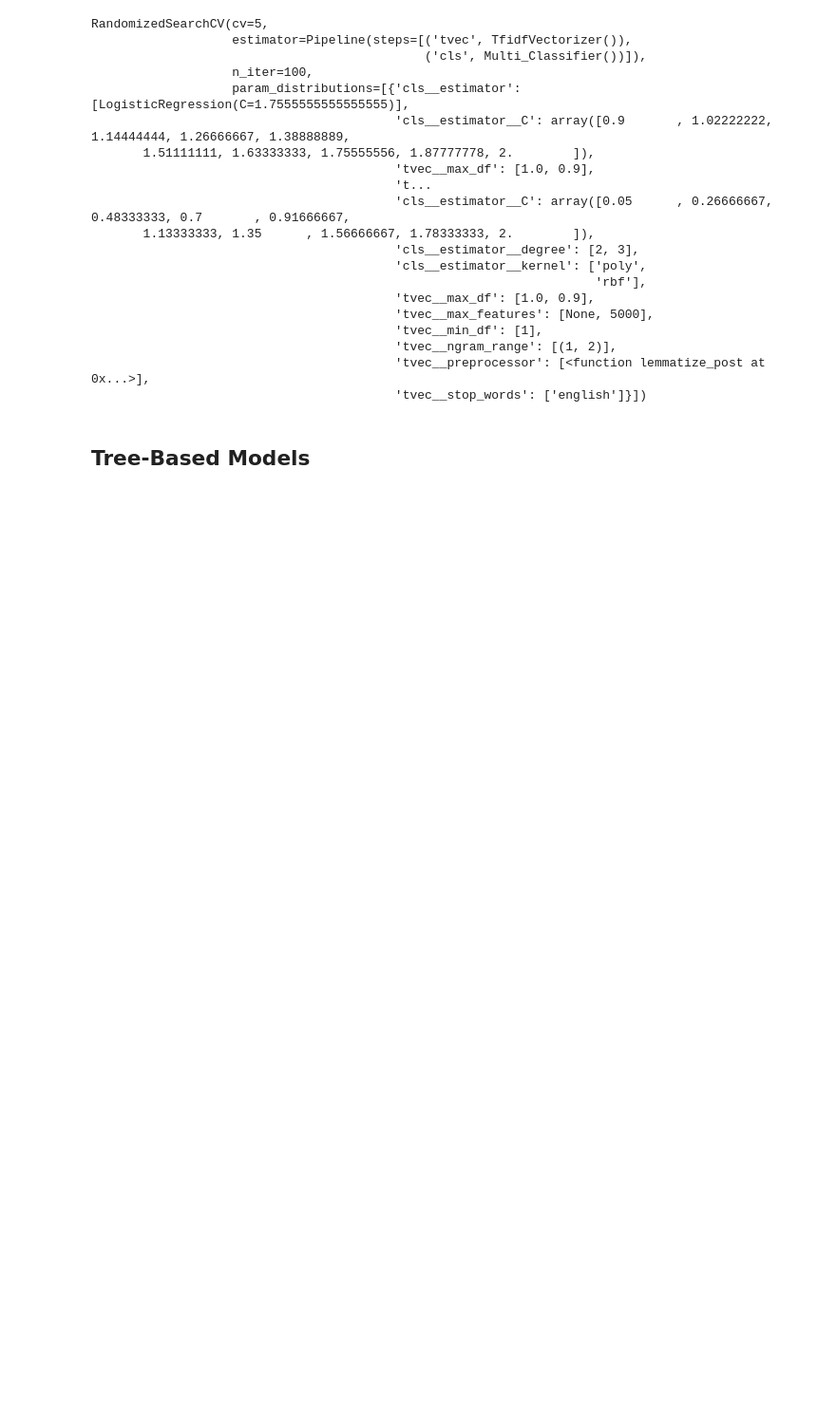
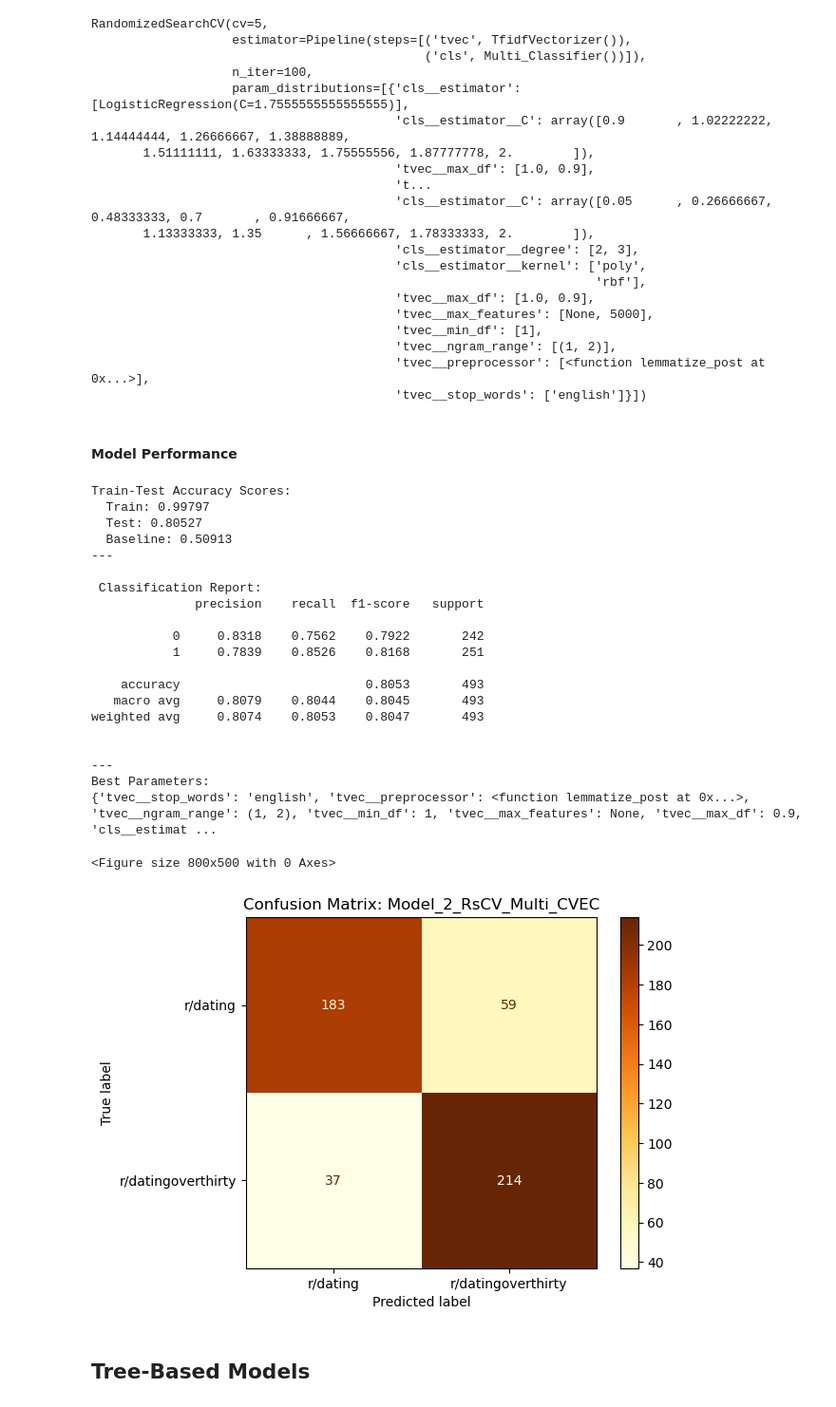
Before and after one commit to bobadams1/reddit_classifier, a Jupyter notebook: code/Modeling_3.ipynb, the cells around one changed output. Shown at 95% size. Saved outputs shown, nothing was run; the diff lists cells and outputs as text; code cells hidden in the pictures; blank space fills up the shorter version.

```diff
--- a/code/Modeling_3.ipynb
+++ b/code/Modeling_3.ipynb
@@ -423,8 +410,33 @@ RandomizedSearchCV(cv=5,
                                          'tvec__ngram_range': [(1, 2)],
                                          'tvec__preprocessor': [<function lemmatize_post at 0x...>],
                                          'tvec__stop_words': ['english']}])
+# %% [markdown]
+#### Model Performance
 # %%
-model_performance_capture.append(model_evaluation(rs2, 'Model_2_RsCV_Multi_CVEC'))
+model_performance_capture = model_performance_capture.append(model_evaluation(rs2, 'Model_2_RsCV_Multi_CVEC'))
+# %% [output]
+Train-Test Accuracy Scores:
+  Train: 0.99797
+  Test: 0.80527
+  Baseline: 0.50913
+---
+
+ Classification Report:
+              precision    recall  f1-score   support
+
+           0     0.8318    0.7562    0.7922       242
+           1     0.7839    0.8526    0.8168       251
+
+    accuracy                         0.8053       493
+   macro avg     0.8079    0.8044    0.8045       493
+weighted avg     0.8074    0.8053    0.8047       493
+
+
+---
+Best Parameters:
+{'tvec__stop_words': 'english', 'tvec__preprocessor': <function lemmatize_post at 0x...>, 'tvec__ngram_range': (1, 2), 'tvec__min_df': 1, 'tvec__max_features': None, 'tvec__max_df': 0.9, 'cls__estimat ...
+<Figure size 800x500 with 0 Axes>
+[figure, added]
 # %% [markdown]
 ## Tree-Based Models
 # %% [markdown]
```
Also changed, not shown: parts of 63 cells of this notebook, 8 other files.
